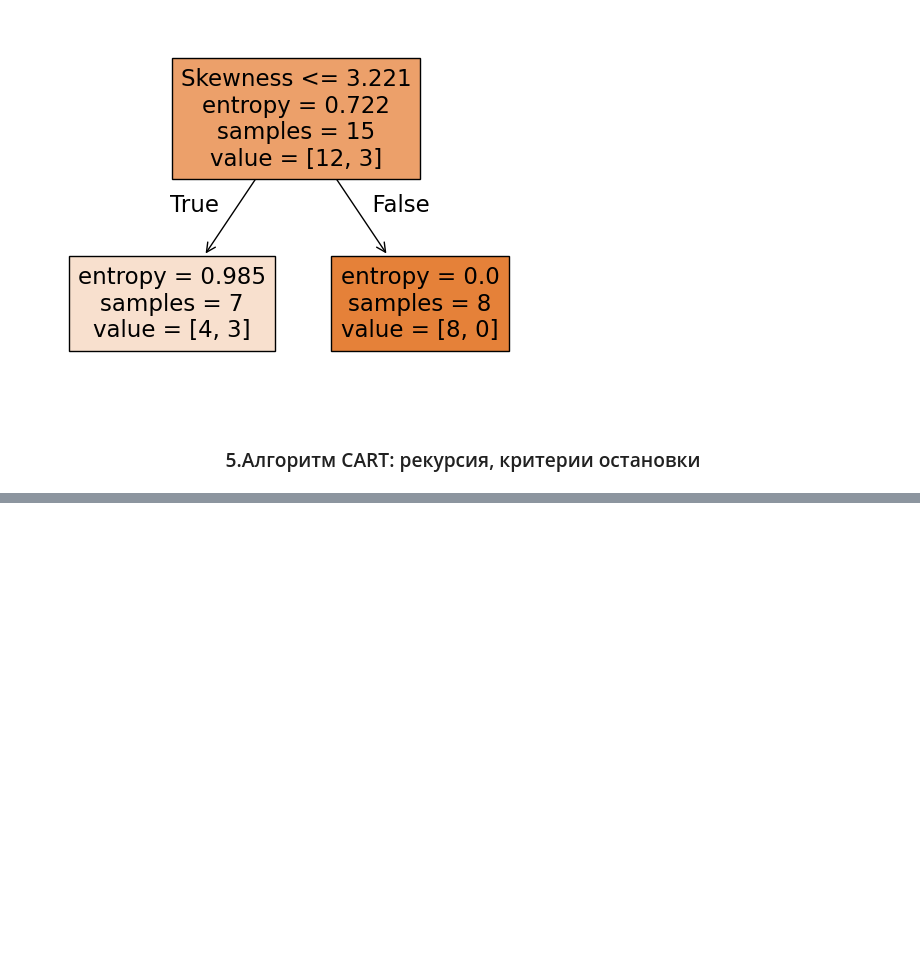
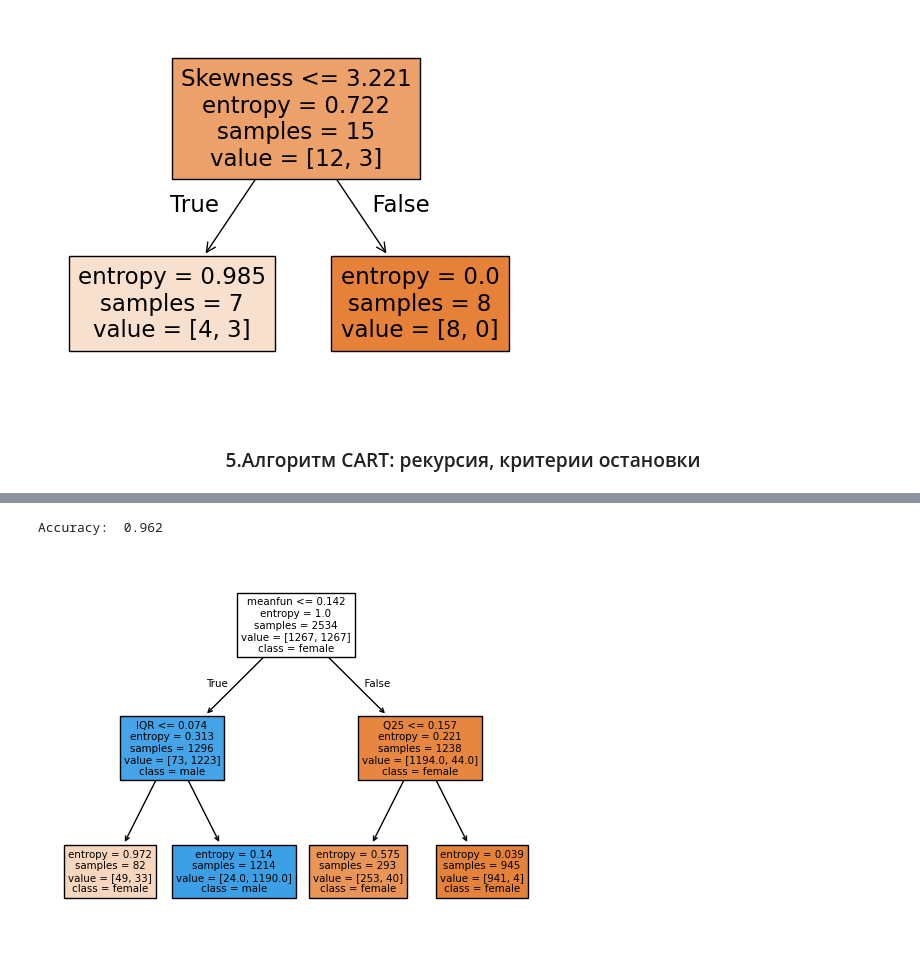
Before and after one commit to Kagemushe/sf_data_science, a Jupyter notebook: Block_6/Block_6_2.ipynb, the cells around one changed output, grey strips where cells are left out. Cells and saved outputs as stored; diff of their text form; code cells hidden in the pictures; blank space fills up the shorter version.

```diff
--- a/Block_6/Block_6_2.ipynb
+++ b/Block_6/Block_6_2.ipynb
@@ -298,0 +593,18 @@ tree.plot_tree(
+# %%
+# Задание 7.2
+dt = tree.DecisionTreeClassifier(max_depth=2, criterion='entropy')
+dt.fit(X_train, y_train)
+
+tree.plot_tree(
+    decision_tree=dt,
+    feature_names=list(X_train.columns),
+    filled=True,
+    impurity=True,
+    class_names=dt.classes_
+);
+
+y_test_pred = dt.predict(X_test)
+print('Accuracy: ', round(metrics.accuracy_score(y_test, y_test_pred),3))
+# %% [output]
+Accuracy:  0.962
+[figure, added]
```
Also changed, not shown: parts of 28 cells of this notebook.
